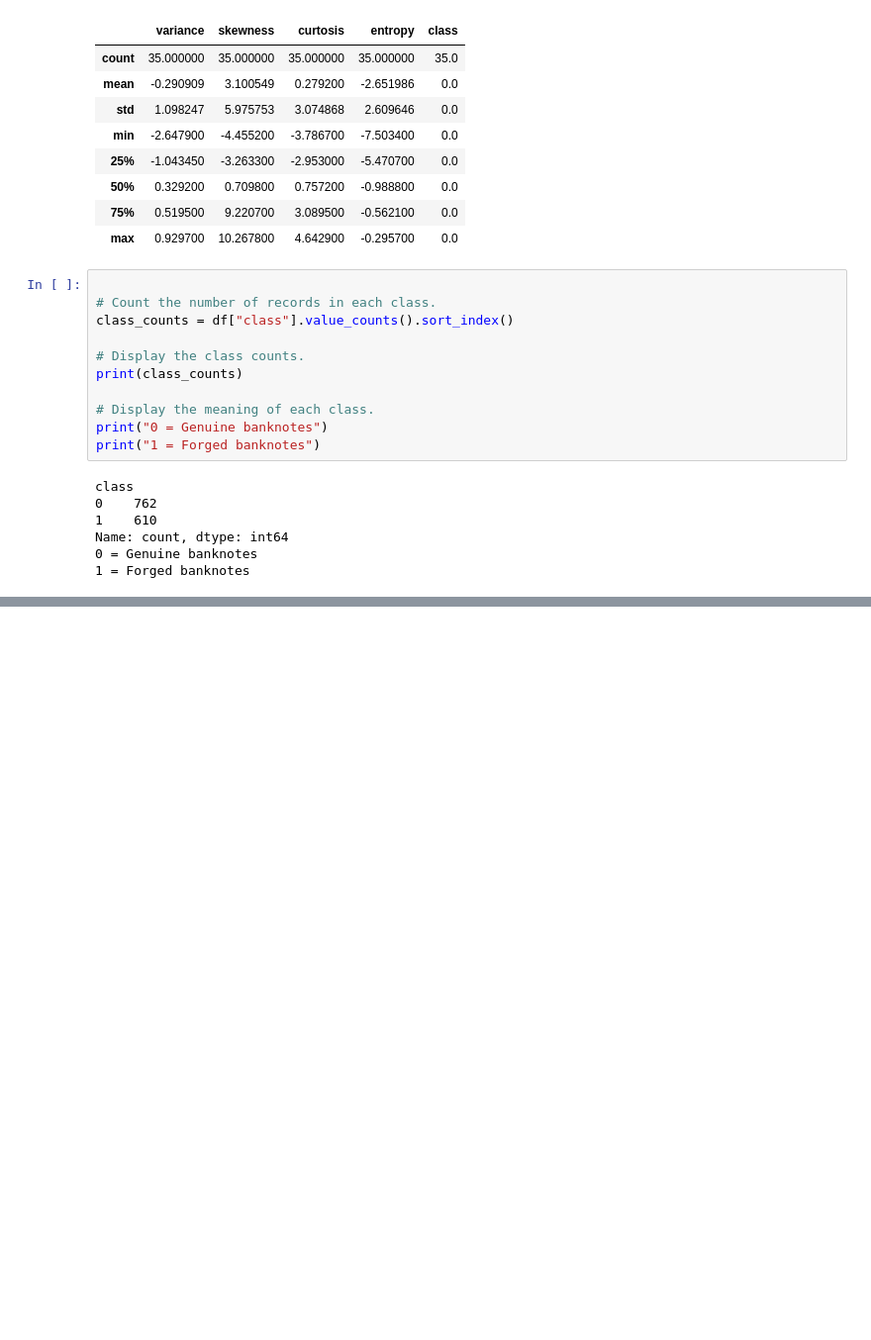
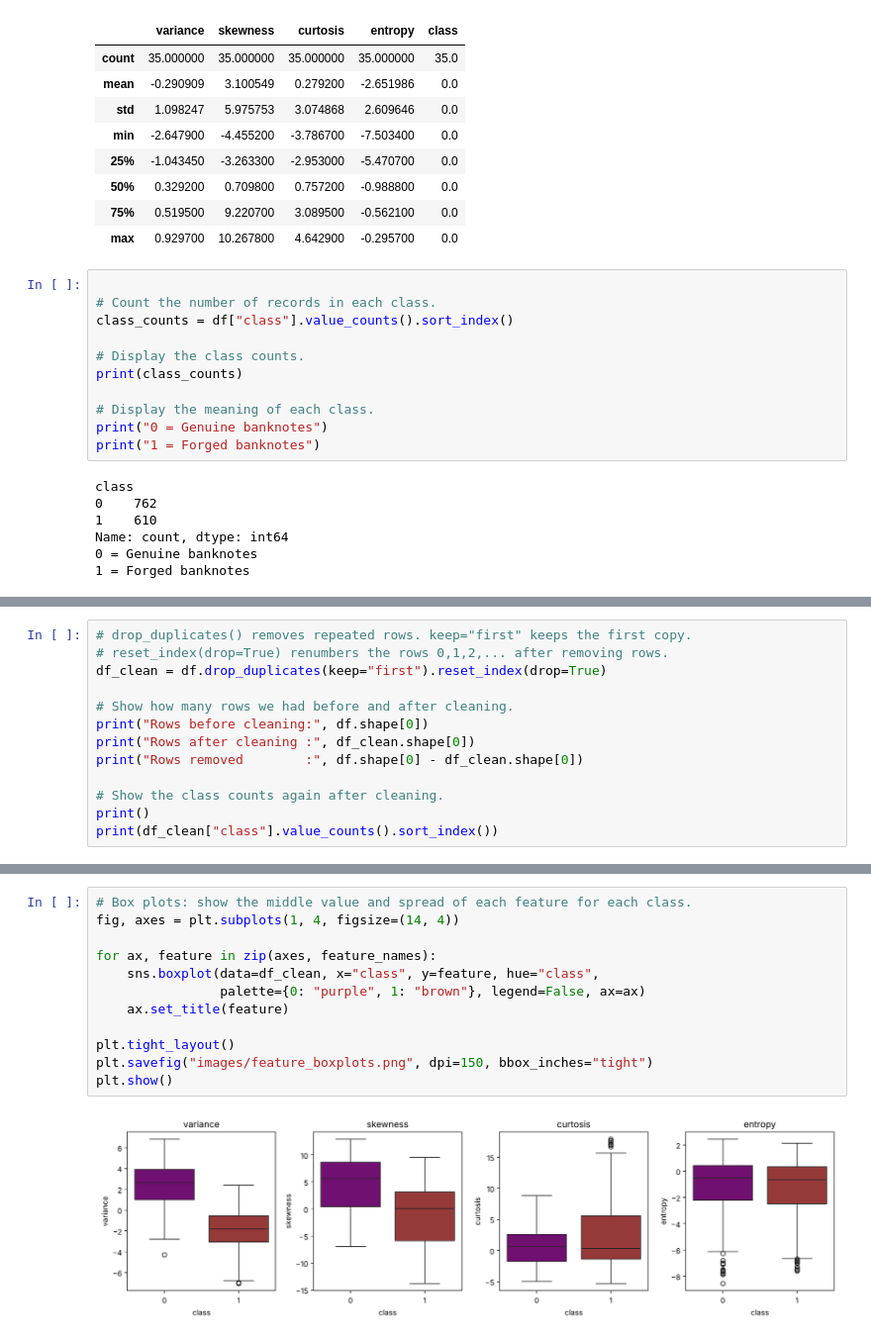
Before and after one commit to UshaniDhanushika/Fake-Banknote-Detection-Model-Card, a Jupyter notebook: notebooks/fake_banknote_detection.ipynb, the cells around one changed output, grey strips where cells are left out. Shown at 99% size. Saved outputs shown, nothing was run; the diff lists cells and outputs as text; blank space fills up the shorter version.

```diff
--- a/notebooks/fake_banknote_detection.ipynb
+++ b/notebooks/fake_banknote_detection.ipynb
@@ -233,0 +245,13 @@ plt.show()
+# %%
+# drop_duplicates() removes repeated rows. keep="first" keeps the first copy.
+# reset_index(drop=True) renumbers the rows 0,1,2,... after removing rows.
+df_clean = df.drop_duplicates(keep="first").reset_index(drop=True)
+
+# Show how many rows we had before and after cleaning.
+print("Rows before cleaning:", df.shape[0])
+print("Rows after cleaning :", df_clean.shape[0])
+print("Rows removed        :", df.shape[0] - df_clean.shape[0])
+
+# Show the class counts again after cleaning.
+print()
+print(df_clean["class"].value_counts().sort_index())
@@ -233,0 +319,14 @@ plt.show()
+# %%
+# Box plots: show the middle value and spread of each feature for each class.
+fig, axes = plt.subplots(1, 4, figsize=(14, 4))
+
+for ax, feature in zip(axes, feature_names):
+    sns.boxplot(data=df_clean, x="class", y=feature, hue="class",
+                palette={0: "purple", 1: "brown"}, legend=False, ax=ax)
+    ax.set_title(feature)
+
+plt.tight_layout()
+plt.savefig("images/feature_boxplots.png", dpi=150, bbox_inches="tight")
+plt.show()
+# %% [output]
+[figure, added]
```
Also changed, not shown: parts of 41 cells of this notebook, 3 other files.
